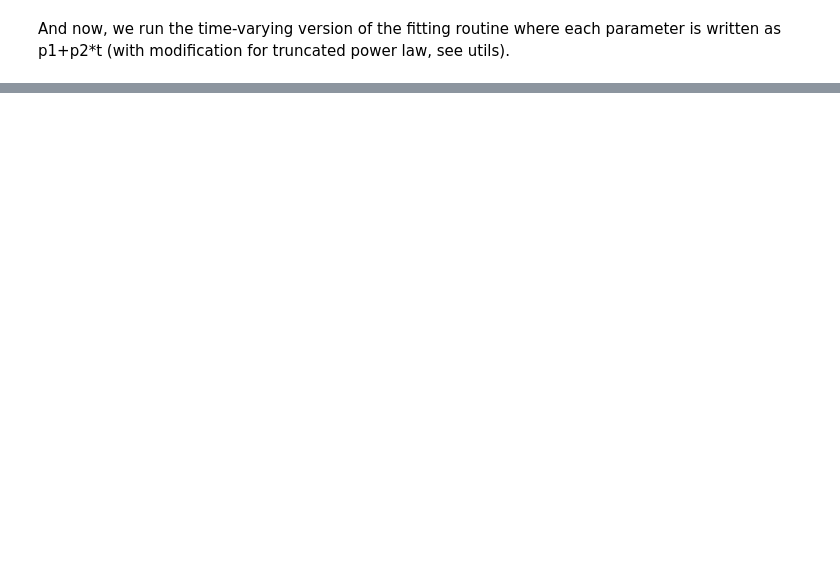
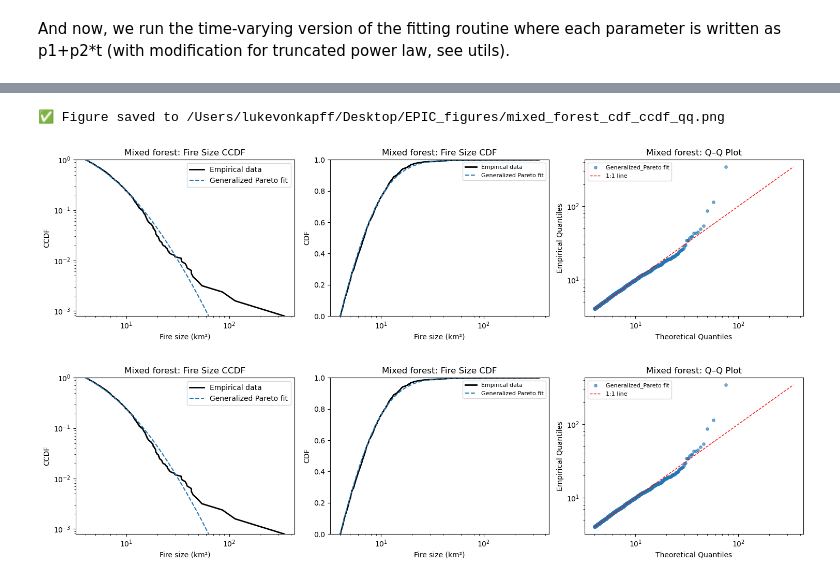
Before and after one commit to lukevonkapff/wildfire_modeling, a Jupyter notebook: notebooks/5_temporal_analysis.ipynb, the cells around one changed output, grey strips where cells are left out. Cells and saved outputs as stored; diff of their text form; code cells hidden in the pictures; blank space fills up the shorter version.

```diff
--- a/notebooks/5_temporal_analysis.ipynb
+++ b/notebooks/5_temporal_analysis.ipynb
@@ -209,0 +285,6 @@ plot_savanna_fires(mtbs_classified, biome = "both")
+# %%
+plot_modis_category_ccdf_cdf_qq(mtbs_classified, "Mixed forest", which = ["generalized_pareto"])
+# %% [output]
+✅ Figure saved to /Users/lukevonkapff/Desktop/EPIC_figures/mixed_forest_cdf_ccdf_qq.png
+[figure, added]
+[figure, added]
```
Also changed, not shown: parts of 22 cells of this notebook, 18 other files.
